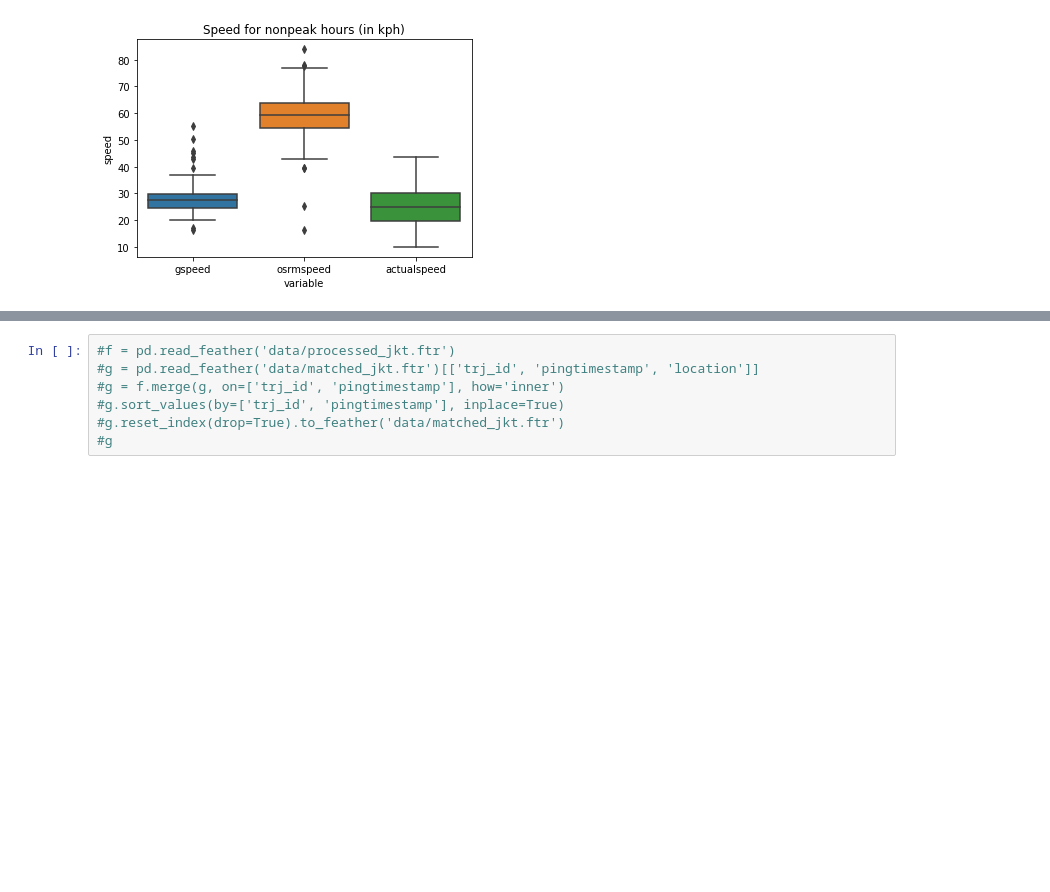
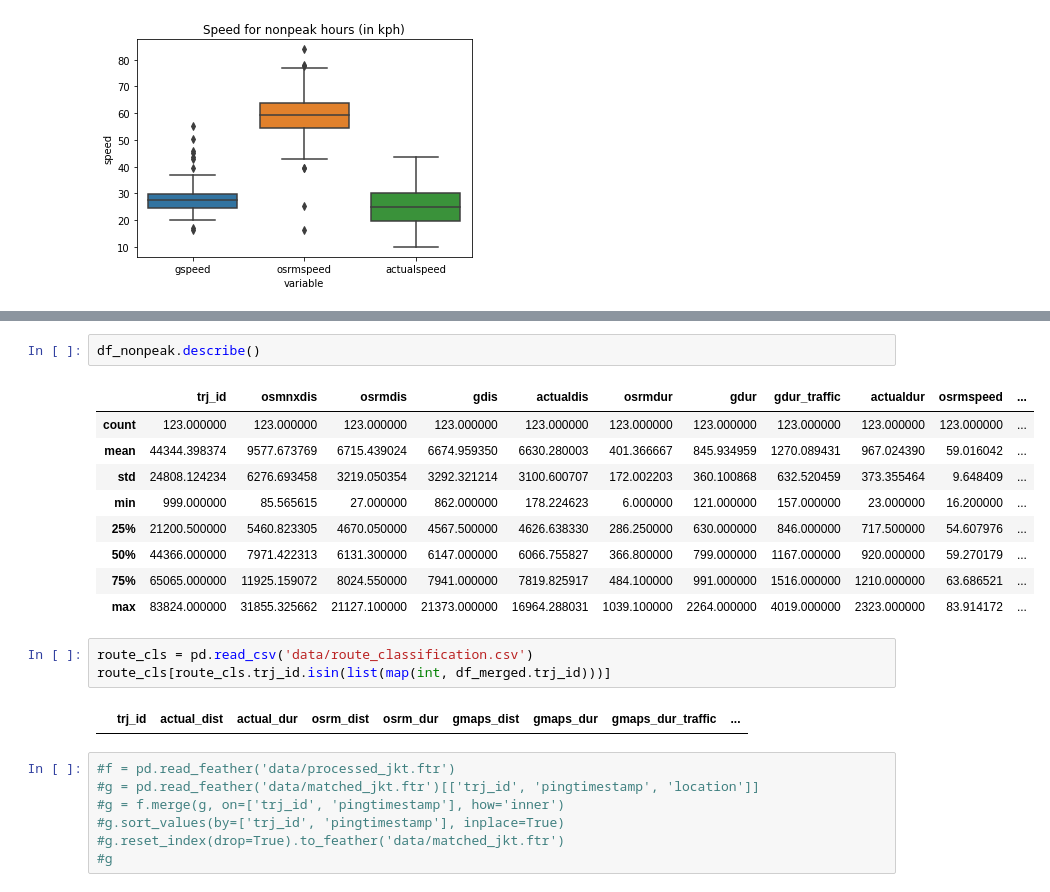
Before and after one commit to kenghweeng/Grab_The_Pulis, a Jupyter notebook: maps.ipynb, the cells around one changed output, grey strips where cells are left out. Saved outputs shown, nothing was run; the diff lists cells and outputs as text; blank space fills up the shorter version.

```diff
--- a/maps.ipynb
+++ b/maps.ipynb
@@ -320,3 +332,20 @@ Text(0, 0.5, 'speed')
+# %%
+df_nonpeak.describe()
+# %% [output]
+|  | trj_id | osmnxdis | osrmdis | gdis | actualdis | osrmdur | gdur | gdur_traffic | actualdur | osrmspeed | ... |
+| count | 123.000000 | 123.000000 | 123.000000 | 123.000000 | 123.000000 | 123.000000 | 123.000000 | 123.000000 | 123.000000 | 123.000000 | ... |
+| mean | 44344.398374 | 9577.673769 | 6715.439024 | 6674.959350 | 6630.280003 | 401.366667 | 845.934959 | 1270.089431 | 967.024390 | 59.016042 | ... |
+| std | 24808.124234 | 6276.693458 | 3219.050354 | 3292.321214 | 3100.600707 | 172.002203 | 360.100868 | 632.520459 | 373.355464 | 9.648409 | ... |
+| min | 999.000000 | 85.565615 | 27.000000 | 862.000000 | 178.224623 | 6.000000 | 121.000000 | 157.000000 | 23.000000 | 16.200000 | ... |
+| 25% | 21200.500000 | 5460.823305 | 4670.050000 | 4567.500000 | 4626.638330 | 286.250000 | 630.000000 | 846.000000 | 717.500000 | 54.607976 | ... |
+| 50% | 44366.000000 | 7971.422313 | 6131.300000 | 6147.000000 | 6066.755827 | 366.800000 | 799.000000 | 1167.000000 | 920.000000 | 59.270179 | ... |
+| 75% | 65065.000000 | 11925.159072 | 8024.550000 | 7941.000000 | 7819.825917 | 484.100000 | 991.000000 | 1516.000000 | 1210.000000 | 63.686521 | ... |
+| max | 83824.000000 | 31855.325662 | 21127.100000 | 21373.000000 | 16964.288031 | 1039.100000 | 2264.000000 | 4019.000000 | 2323.000000 | 83.914172 | ... |
+# %%
+route_cls = pd.read_csv('data/route_classification.csv')
+route_cls[route_cls.trj_id.isin(list(map(int, df_merged.trj_id)))]
+# %% [output]
+|  | trj_id | actual_dist | actual_dur | osrm_dist | osrm_dur | gmaps_dist | gmaps_dur | gmaps_dur_traffic | ... |
 # %%
 #f = pd.read_feather('data/processed_jkt.ftr')
 #g = pd.read_feather('data/matched_jkt.ftr')[['trj_id', 'pingtimestamp', 'location']]
```
Also changed, not shown: parts of 1 cell of this notebook.
